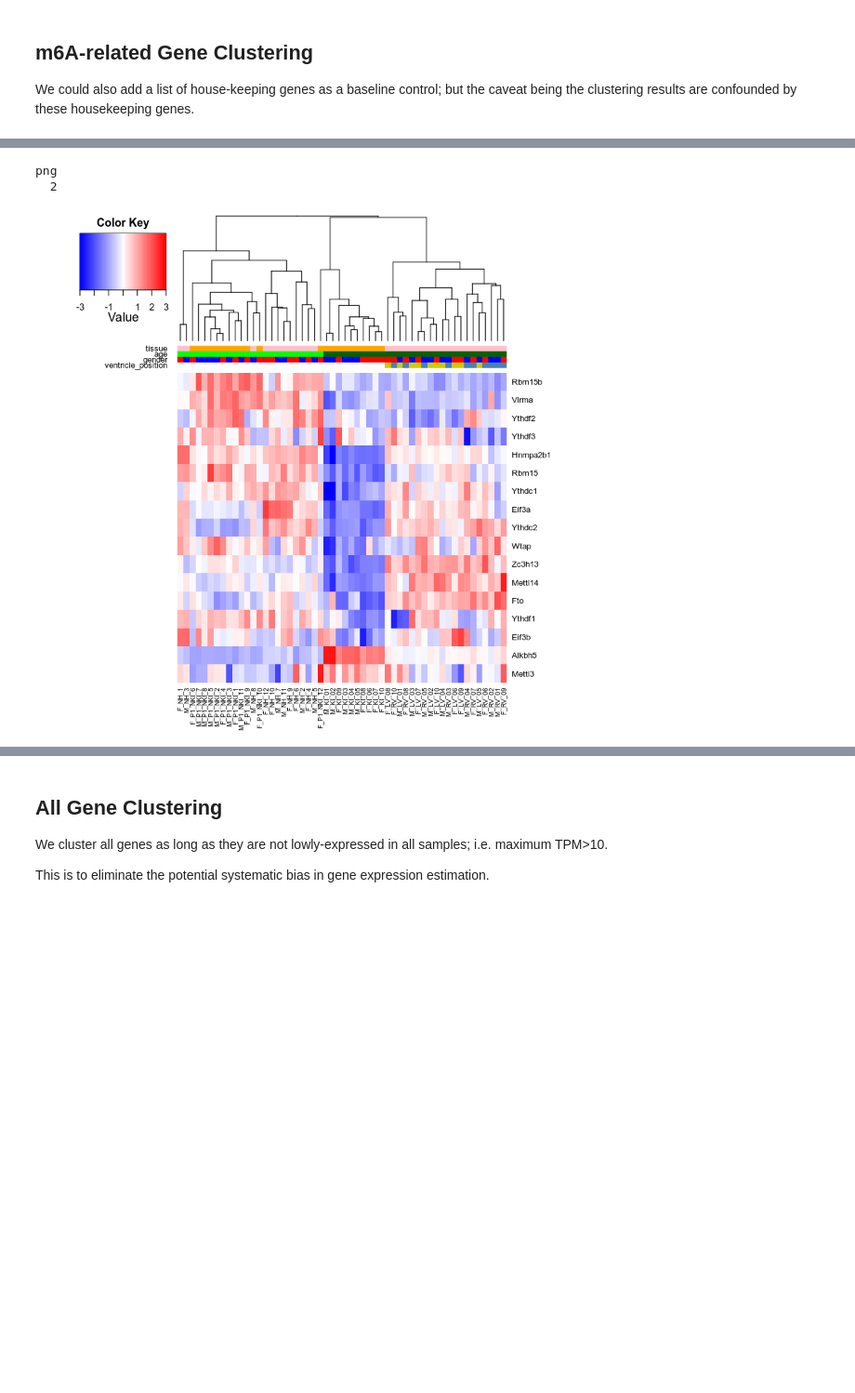
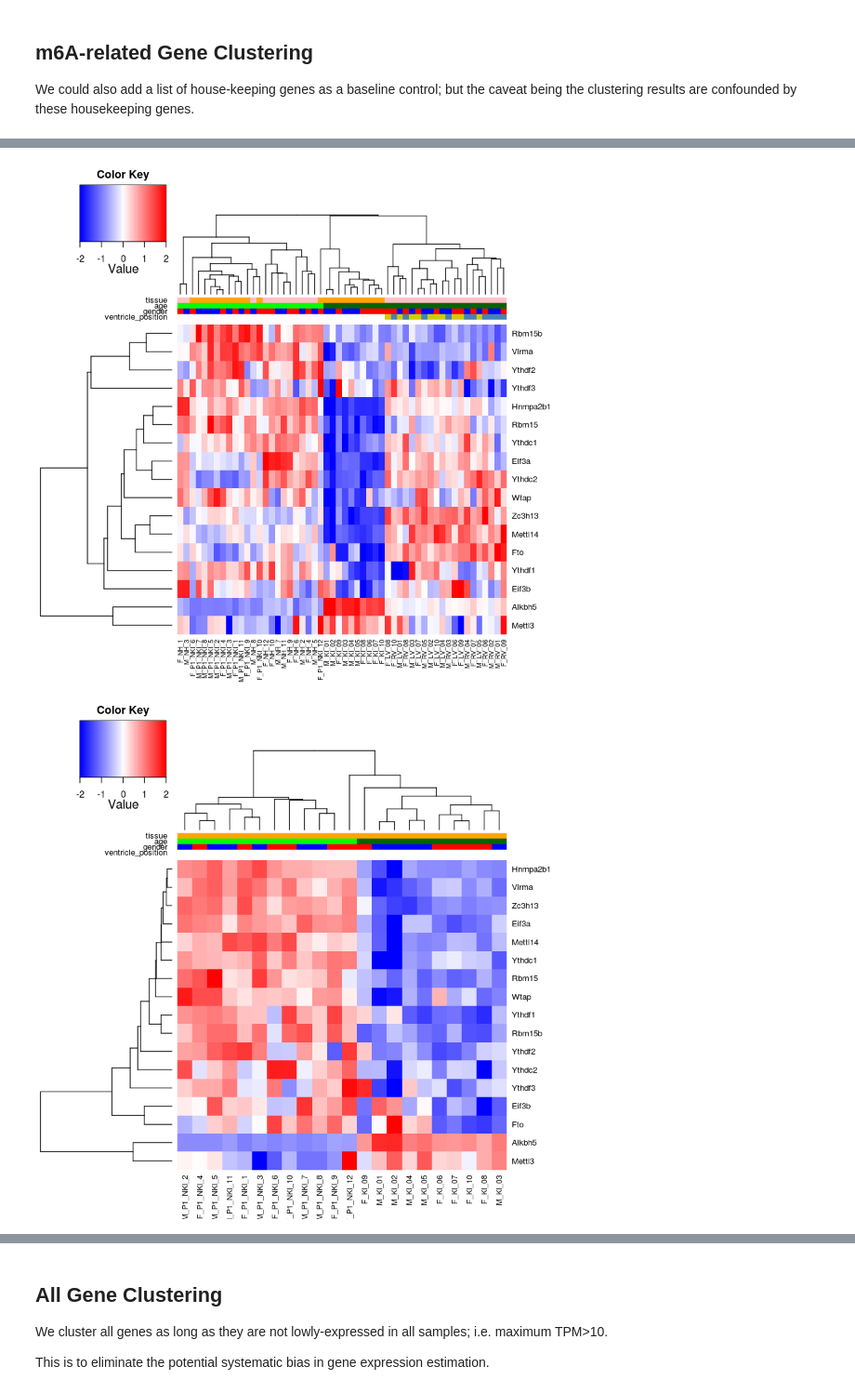
Before and after one commit to zj-zhang/m6A_lowinput_mouse_notebook, a Jupyter notebook: 20181008-m6A-1/m6A_analysis.part_1.ipynb, the cells around one changed output, grey strips where cells are left out. Shown at 93% size. Cells and saved outputs as stored; diff of their text form; code cells hidden in the pictures; blank space fills up the shorter version.

Commit message:
updatd m6a-related gene clustering

```diff
--- a/20181008-m6A-1/m6A_analysis.part_1.ipynb
+++ b/20181008-m6A-1/m6A_analysis.part_1.ipynb
@@ -183,48 +194,22 @@ png
 # %%
 ## It looks like the Igf2bp genes are driving the clustering;
 ## remove them and re-cluster
 
 # a list of m6A related genes
-m6a_gene = c(
+m6a_gene_2 = c(
 	# writers
 	'Mettl3', 'Mettl14', 'Wtap', 'Virma','Rbm15','Rbm15b', 'Zc3h13', # 'Kiaa1429' is Virma
 	# erasers
 	'Alkbh5', 'Fto',
 	# readers
 	'Ythdc1','Ythdc2','Ythdf1','Ythdf2','Ythdf3','Hnrnpa2b1','Eif3a','Eif3b'#,'Igf2bp1','Igf2bp2','Igf2bp3'#,
     # house-keeping genes
     #'Hprt', 'Hmbs', 'Alas1', 'Tfrc', 'B2m', 'Ywhaz', 'Ppia', 'Gapdh', 'Rpl13a', 'Actb'
 )
 
-a=match(m6a_gene, ref_id, nomatch=0)
-
-# y0: m6A subset of gene expression levels
-y0 = as.matrix(data[a,])
-y0 = t(scale(t(y0)))
-
-# Actually using pearson correlation looks fine.
-hr0 = hclust(as.dist(1-cor(t(y0), method="pearson")), method="average")
-hc0 = hclust(as.dist(1-cor(y0, method="pearson")), method="average")
-
-# Clustering using Euclidean distance because
-# correlation on a few data points is not
-# stable.
-#hr0 = hclust(dist(y0), method="average")
-#hc0 = hclust(dist(t(y0)), method="average")
-
-breaks = c(seq(-3, 0,length=100),seq(0, 3,length=100))
-heatmap.3(y0, Rowv = as.dendrogram(hr0), Colv = as.dendrogram(hc0), dendrogram = "column", col = palette,
-		  labRow=m6a_gene, breaks=breaks,
-          ColSideColors = clab, key = TRUE)
-if(SAVE_FIG) {
-    pdf('m6AGene_Heatmap_noIGF.pdf')
-    heatmap.3(y0, Rowv = NULL, Colv = as.dendrogram(hc0), dendrogram = "column", col = palette,
-		  labRow=m6a_gene, breaks=breaks,
-          ColSideColors = clab, key = TRUE)
-
-    dev.off()
-}
+plot_m6AGene_heatmap(m6a_gene_2, data)
+plot_m6AGene_heatmap(m6a_gene_2, data, sample_idx_to_plot=which(clab[,'tissue']=="orange") ) ## Kidney
+plot_m6AGene_heatmap(m6a_gene_2, data, sample_idx_to_plot=which(clab[,'tissue']=="pink") ) ## Heart
 # %% [output]
-png
-  2
-[figure, old version]
+[figure, new version]
+[figure, added]
```
Also changed, not shown: parts of 3 cells of this notebook, 4 other files.
